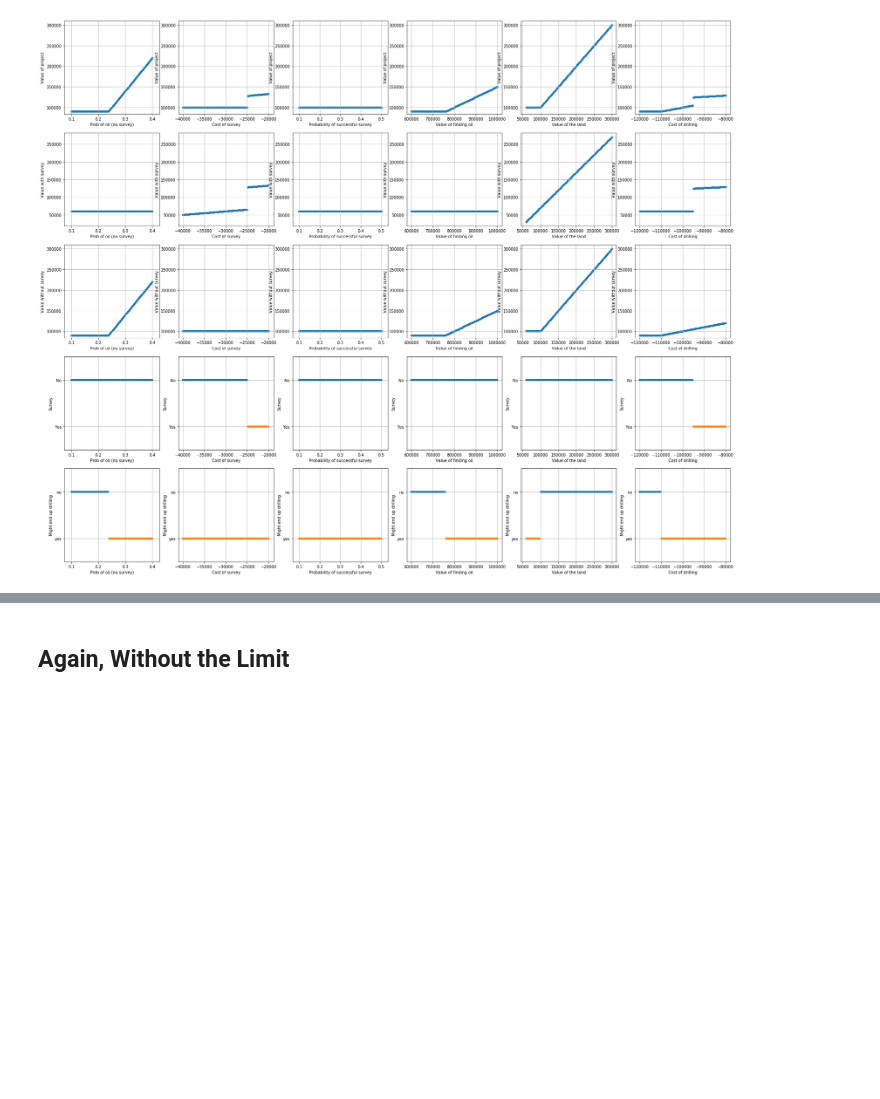
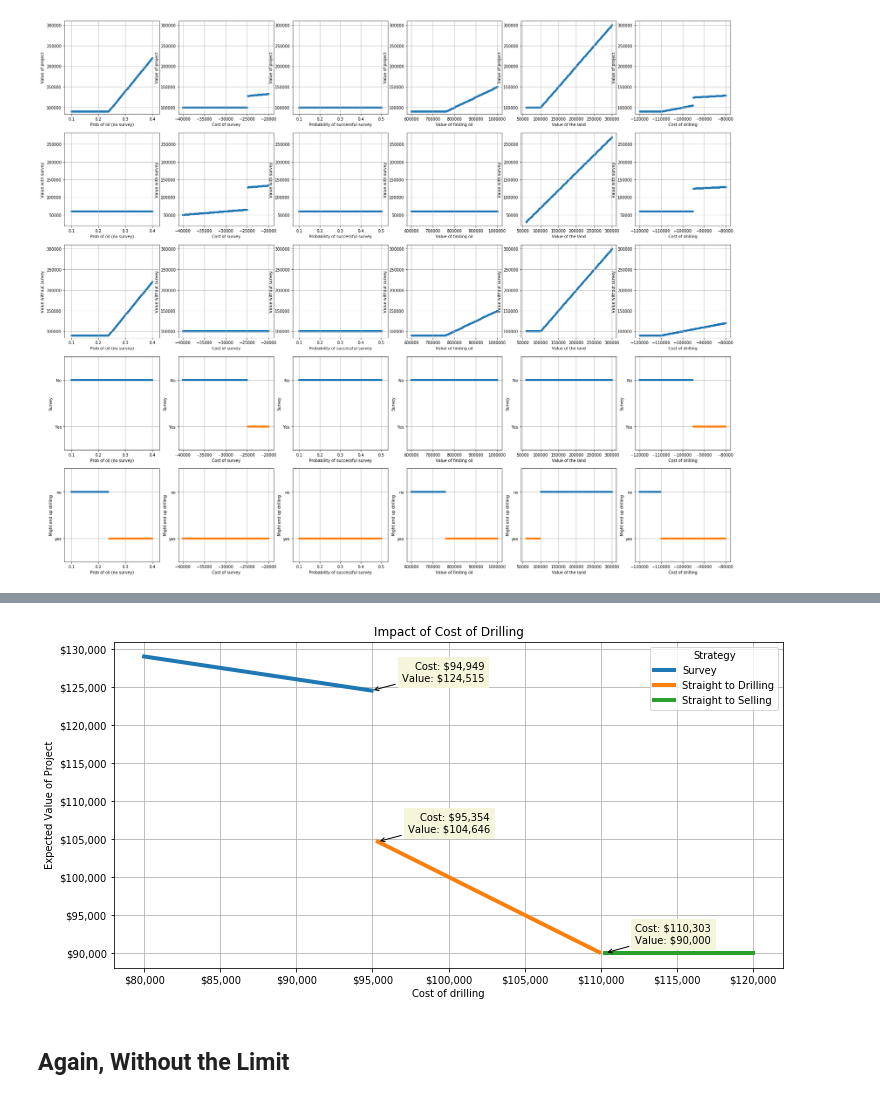
Before and after one commit to francoistrahan/pynes, a Jupyter notebook: pyne/Drill Example.ipynb, the cells around one changed output, grey strips where cells are left out. Saved outputs shown, nothing was run; the diff lists cells and outputs as text; code cells hidden in the pictures; blank space fills up the shorter version.

```diff
--- a/pyne/Drill Example.ipynb
+++ b/pyne/Drill Example.ipynb
@@ -450,3 +456,56 @@ dummy = sa.getIndivisualResponseGraphs()
+# %%
+resp = sa.individualResponses["Cost of drilling"] # Data about the cost of drilling
+resp = resp.copy() # I don't want to mess up the original; I work on a copy
+
+def wordStrategy(row): # each row represent all outputs for one value of cost of drilling
+    # I turnd "decisions" into a simple working
+    if row["Survey"] == "Yes": return "Survey"
+    if row["Might end up drilling"] == "yes": return "Straight to Drilling"
+    else: return "Straight to Selling"
+
+resp["label"] = resp.apply(wordStrategy, axis=1) # compute a new column using our function
+
+resp["transitions"] = resp.label != resp.label.shift(1) # detect when the strategy is different from previous point
+resp.transitions = resp.transitions | resp.transitions.shift(-1) # flag both before and after
+
+fig,ax = plt.subplots(1,1, figsize=(12,6)) # I create a new graph
+
+for l in resp.label.unique(): # I plot every strategy independently (to get different colors)
+    subset=resp[resp.label == l]
+    ax.plot(-subset["Cost of drilling"], subset["Value of project"], label=l, lw=4)
+
+trans = resp[resp.transitions == True] # extract only the transition points
+trans = trans.reset_index(drop=True) # I want an index on the number of transitions
+
+# This loop annotates the transition points
+wantedIDXs = [1,2,4] # I only want a specific few
+for idx, item in trans.iterrows():
+    if idx not in wantedIDXs: continue
+    cost=-item["Cost of drilling"]
+    value=item["Value of project"]
+    ax.annotate(
+        "Cost: ${:,.0f}\nValue: ${:,.0f}".format(cost,value),
+        xy=(cost, value),
+        xytext=(30,10),
+        textcoords="offset pixels",
+        arrowprops={"arrowstyle":"->"},
+        backgroundcolor="beige",
+        multialignment="right"
+    )
+
+ax.grid(True) # A grid
+
+# Titles
+ax.set(xlabel="Cost of drilling", ylabel="Expected Value of Project", title="Impact of Cost of Drilling")
+
+# Number formats
+ax.xaxis.set_major_formatter(CASH_FORMATTER)
+ax.yaxis.set_major_formatter(CASH_FORMATTER)
+
+# Display a legend (it uses the labels from the drawing loop (label=l))
+dummy = ax.legend(title="Strategy")
+# %% [output]
+[figure, added]
 # %% [markdown]
 ## Again, Without the Limit
 # %%
```
Also changed, not shown: parts of 1 cell of this notebook.
